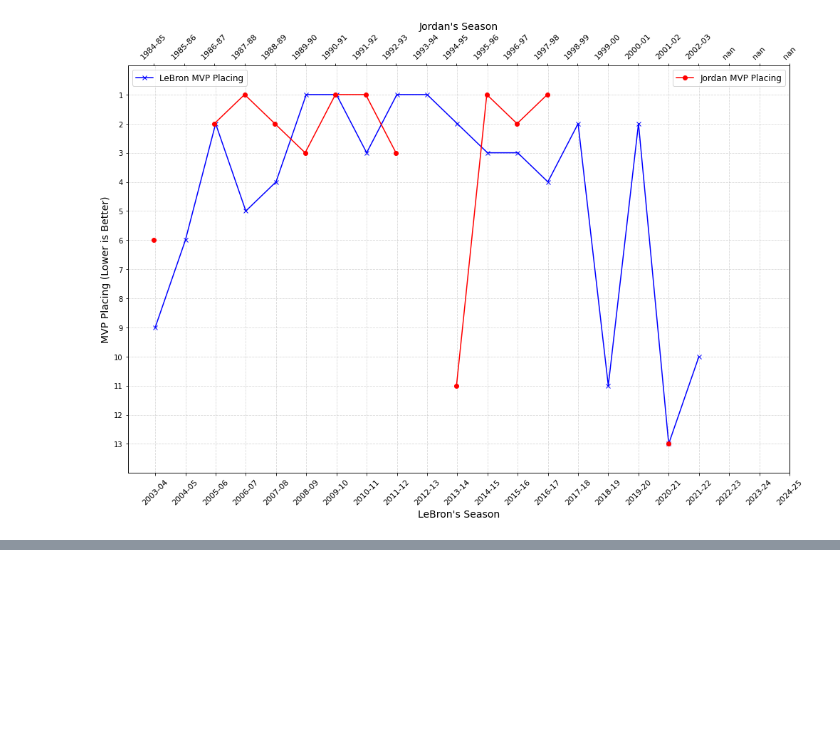
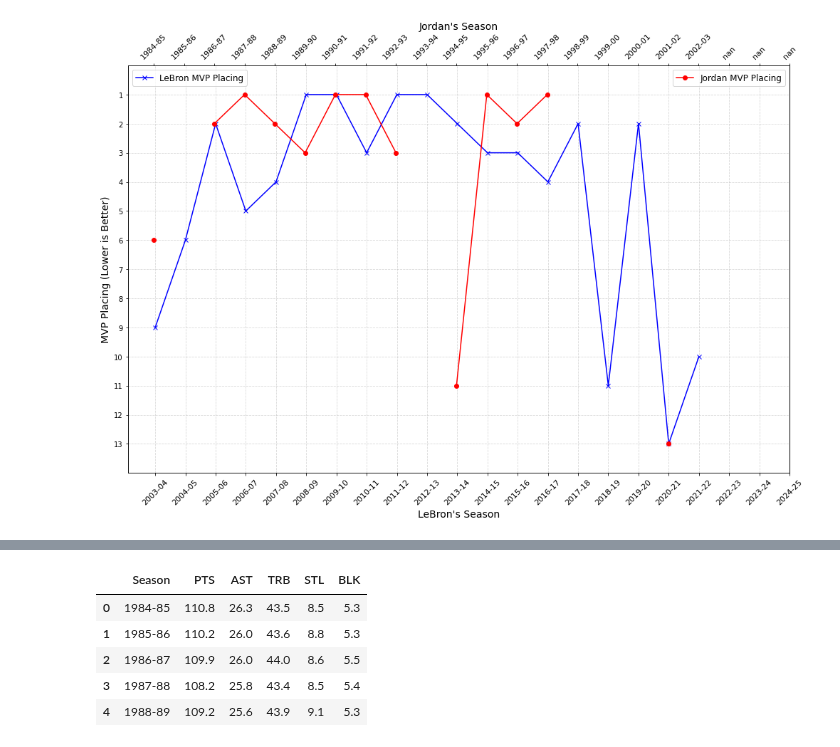
Before and after one commit to gohsoonhao/therealGOAT, a Jupyter notebook: 2c_reg_season_award_competitors.ipynb, the cells around one changed output, grey strips where cells are left out. Drawn from its saved outputs; the diff is of its cells as text; code cells hidden in the pictures; blank space fills up the shorter version.

```diff
--- a/2c_reg_season_award_competitors.ipynb
+++ b/2c_reg_season_award_competitors.ipynb
@@ -128,0 +149,9 @@ plt.show()
+# %%
+league_avg_datalist.head()
+# %% [output]
+|  | Season | PTS | AST | TRB | STL | BLK |
+| 0 | 1984-85 | 110.8 | 26.3 | 43.5 | 8.5 | 5.3 |
+| 1 | 1985-86 | 110.2 | 26.0 | 43.6 | 8.8 | 5.3 |
+| 2 | 1986-87 | 109.9 | 26.0 | 44.0 | 8.6 | 5.5 |
+| 3 | 1987-88 | 108.2 | 25.8 | 43.4 | 8.5 | 5.4 |
+| 4 | 1988-89 | 109.2 | 25.6 | 43.9 | 9.1 | 5.3 |
```
Also changed, not shown: parts of 5 cells of this notebook, 1 other file.
